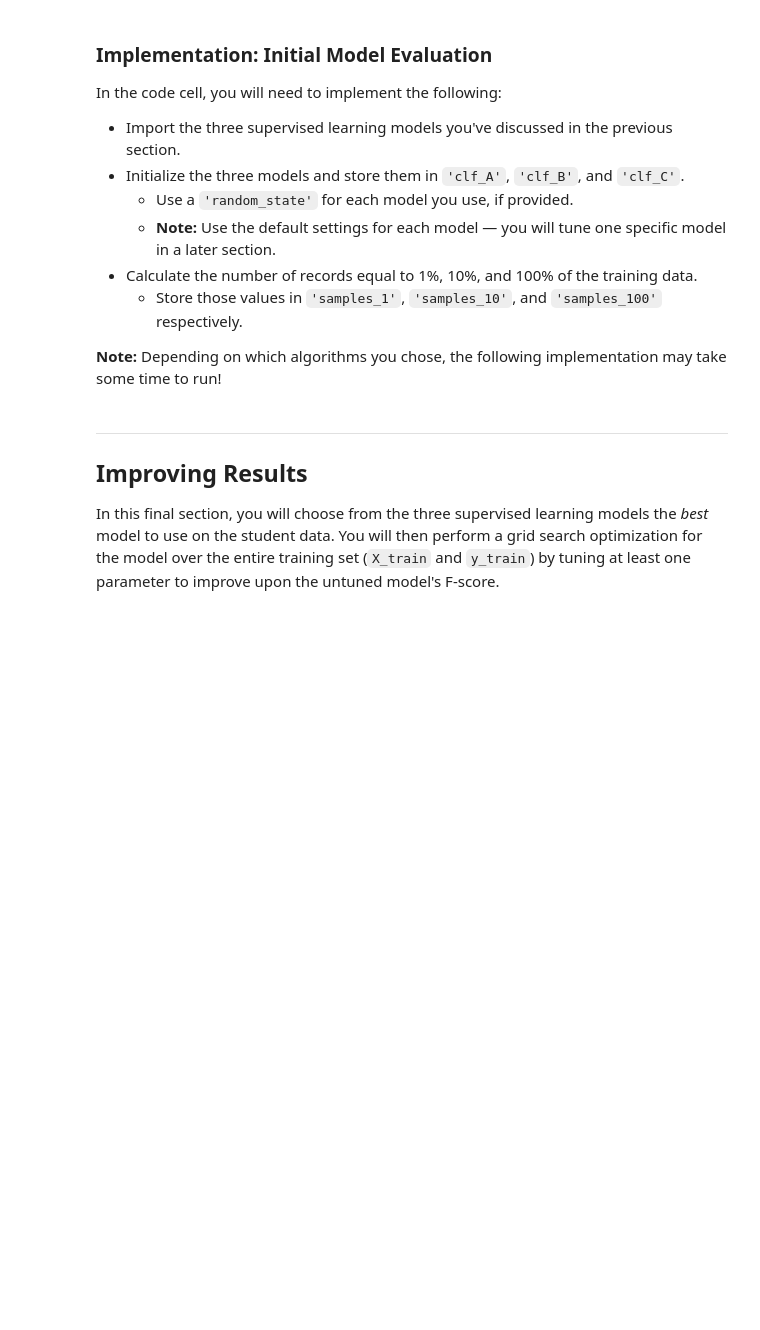
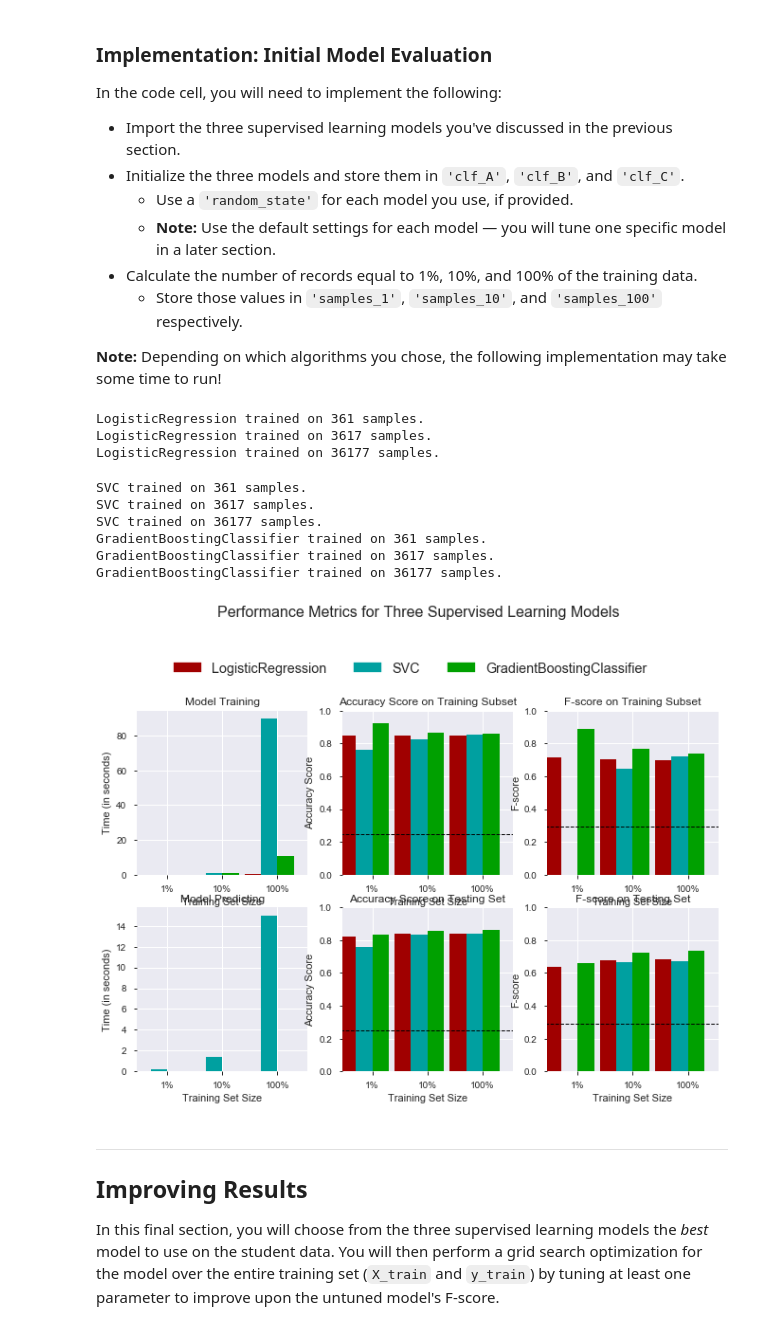
Before and after one commit to emigre459/finding_donors, a Jupyter notebook: finding_donors.ipynb, the cells around one changed output. Saved outputs shown, nothing was run; the diff lists cells and outputs as text; code cells hidden in the pictures; blank space fills up the shorter version.

Commit message:
Trained and evaluated initial classifier models

```diff
--- a/finding_donors.ipynb
+++ b/finding_donors.ipynb
@@ -559,6 +559,7 @@ In the code block below, you will need to implement the following:
    - Make sure that you set the `beta` parameter!
 # %%
 # TODO: Import two metrics from sklearn - fbeta_score and accuracy_score
+from sklearn.metrics import accuracy_score, fbeta_score
 
 def train_predict(learner, sample_size, X_train, y_train, X_test, y_test):
     '''
@@ -575,33 +576,33 @@ def train_predict(learner, sample_size, X_train, y_train, X_test, y_test):
 
     # TODO: Fit the learner to the training data using slicing with 'sample_size' using .fit(training_features[:], training_labels[:])
     start = time() # Get start time
-    learner = None
+    learner = learner.fit(X_train[:sample_size], y_train[:sample_size])
     end = time() # Get end time
 
     # TODO: Calculate the training time
-    results['train_time'] = None
+    results['train_time'] = end - start
 
     # TODO: Get the predictions on the test set(X_test),
     #       then get predictions on the first 300 training samples(X_train) using .predict()
     start = time() # Get start time
-    predictions_test = None
-    predictions_train = None
+    predictions_test = learner.predict(X_test)
+    predictions_train = learner.predict(X_train[:300])
     end = time() # Get end time
 
     # TODO: Calculate the total prediction time
-    results['pred_time'] = None
+    results['pred_time'] = end - start
 
     # TODO: Compute accuracy on the first 300 training samples which is y_train[:300]
-    results['acc_train'] = None
+    results['acc_train'] = accuracy_score(y_train[:300], predictions_train)
 
     # TODO: Compute accuracy on test set using accuracy_score()
-    results['acc_test'] = None
+    results['acc_test'] = accuracy_score(y_test, predictions_test)
 
     # TODO: Compute F-score on the the first 300 training samples using fbeta_score()
-    results['f_train'] = None
+    results['f_train'] = fbeta_score(y_train[:300], predictions_train, beta=0.5)
 
     # TODO: Compute F-score on the test set which is y_test
-    results['f_test'] = None
+    results['f_test'] = fbeta_score(y_test, predictions_test, beta=0.5)
 
     # Success
     print("{} trained on {} samples.".format(learner.__class__.__name__, sample_size))
@@ -621,31 +622,48 @@ In the code cell, you will need to implement the following:
 **Note:** Depending on which algorithms you chose, the following implementation may take some time to run!
 # %%
 # TODO: Import the three supervised learning models from sklearn
+from sklearn.linear_model import LogisticRegression
+from sklearn.svm import SVC
+from sklearn.ensemble import GradientBoostingClassifier as GBC
 
 # TODO: Initialize the three models
-clf_A = None
-clf_B = None
-clf_C = None
+clf_A = LogisticRegression(C = 1.0)
+clf_B = SVC(C = 1.0, kernel = 'rbf', gamma = 'auto')
+clf_C = GBC(learning_rate=0.1, n_estimators=100,
+            max_depth = 3, min_samples_split = 5, min_samples_leaf = 3,
+           max_features = None) # max_features = None = all features, but reducing
+                                # this value can decrease variance and increase bias
 
 # TODO: Calculate the number of samples for 1%, 10%, and 100% of the training data
 # HINT: samples_100 is the entire training set i.e. len(y_train)
 # HINT: samples_10 is 10% of samples_100 (ensure to set the count of the values to be `int` and not `float`)
 # HINT: samples_1 is 1% of samples_100 (ensure to set the count of the values to be `int` and not `float`)
-samples_100 = None
-samples_10 = None
-samples_1 = None
+samples_100 = len(y_train)
+samples_10 = int(0.1 * len(y_train))
+samples_1 = int(0.01 * len(y_train))
 
 # Collect results on the learners
 results = {}
 for clf in [clf_A, clf_B, clf_C]:
     clf_name = clf.__class__.__name__
     results[clf_name] = {}
     for i, samples in enumerate([samples_1, samples_10, samples_100]):
         results[clf_name][i] = \
         train_predict(clf, samples, X_train, y_train, X_test, y_test)
 
 # Run metrics visualization for the three supervised learning models chosen
-vs.evaluate(results, accuracy, fscore)
+evaluate(results, accuracy, fscore)
+# %% [output]
+LogisticRegression trained on 361 samples.
+LogisticRegression trained on 3617 samples.
+LogisticRegression trained on 36177 samples.
+SVC trained on 361 samples.
+SVC trained on 3617 samples.
+SVC trained on 36177 samples.
+GradientBoostingClassifier trained on 361 samples.
+GradientBoostingClassifier trained on 3617 samples.
+GradientBoostingClassifier trained on 36177 samples.
+[figure, added]
 # %% [markdown]
 ----
 ## Improving Results
```
